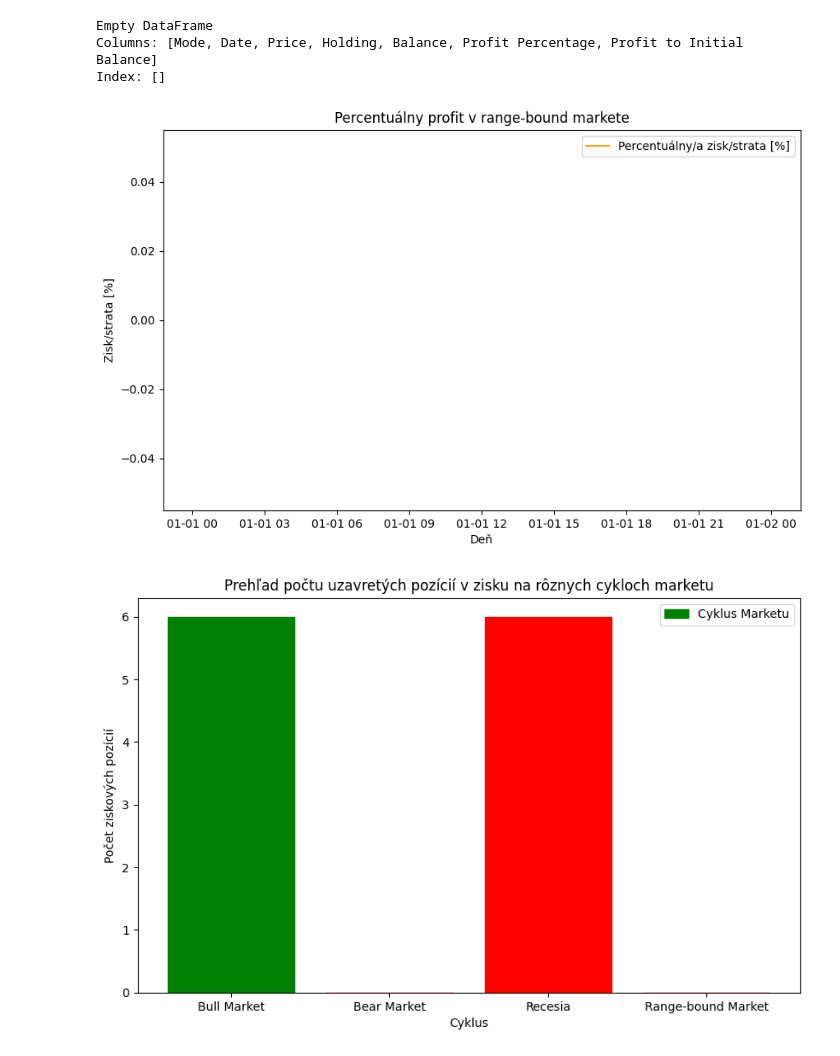
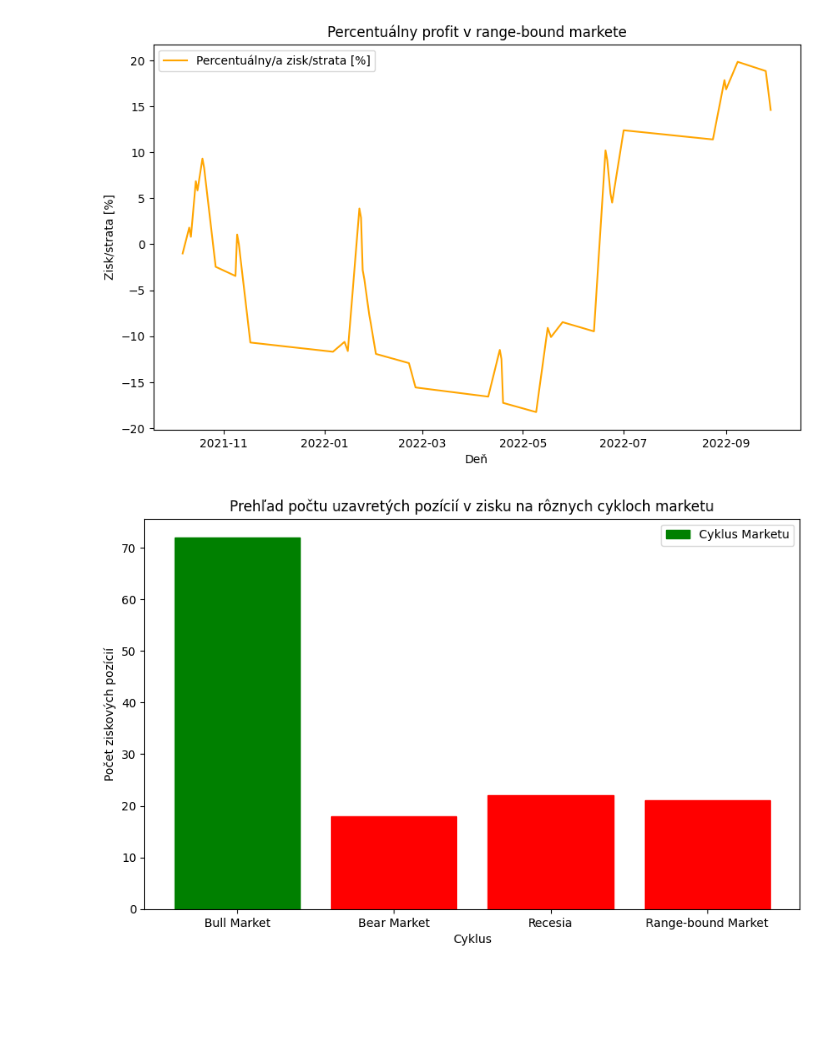
Before and after one commit to paki-valdi-9/dp_automated_trading, a Jupyter notebook: Trading bots/trading_bot_3.ipynb, the cells around one changed output. Cells and saved outputs as stored; diff of their text form; code cells hidden in the pictures; blank space fills up the shorter version.

```diff
--- a/Trading bots/trading_bot_3.ipynb
+++ b/Trading bots/trading_bot_3.ipynb
@@ -529,7 +635,7 @@ plt.show()
 # %%
-df_asc_filtered = df_asc[df_asc['Profit to Initial Balance'] != 0]
+df_asc['profit_percentage'] = ((df_asc['balance'] - initial_balance) / initial_balance) * 100
 plt.figure(figsize=(10, 6))
-plt.plot(pd.to_datetime(df_asc_filtered['Date']), df_asc_filtered['Profit to Initial Balance'], color='orange')
+plt.plot(pd.to_datetime(df_asc['date']), df_asc['profit_percentage'], color='orange')
 plt.legend(['Percentuálny/a zisk/strata [%]'])
 plt.xlabel('Deň')
 plt.ylabel('Zisk/strata [%]')
@@ -540,7 +646,7 @@ plt.show()
 # %%
-df_dsc_filtered = df_dsc[df_dsc['Profit to Initial Balance'] != 0]
+df_dsc['profit_percentage'] = ((df_dsc['balance'] - initial_balance) / initial_balance) * 100
 plt.figure(figsize=(10, 6))
-plt.plot(pd.to_datetime(df_dsc_filtered['Date']), df_dsc_filtered['Profit to Initial Balance'], color='orange')
+plt.plot(pd.to_datetime(df_dsc['date']), df_dsc['profit_percentage'], color='orange')
 plt.legend(['Percentuálny/a zisk/strata [%]'])
 plt.xlabel('Deň')
 plt.ylabel('Zisk/strata [%]')
@@ -551,7 +657,7 @@ plt.show()
 # %%
-df_stg_filtered = df_stg[df_stg['Profit to Initial Balance'] != 0]
+df_stg['profit_percentage'] = ((df_stg['balance'] - initial_balance) / initial_balance) * 100
 plt.figure(figsize=(10, 6))
-plt.plot(pd.to_datetime(df_stg_filtered['Date']), df_stg_filtered['Profit to Initial Balance'], color='orange')
+plt.plot(pd.to_datetime(df_stg['date']), df_stg['profit_percentage'], color='orange')
 plt.legend(['Percentuálny/a zisk/strata [%]'])
 plt.xlabel('Deň')
 plt.ylabel('Zisk/strata [%]')
@@ -562,35 +668,31 @@ plt.show()
 # %%
-df_com_filtered = df_com[df_com['Profit to Initial Balance'] != 0]
-print(df_com_filtered)
+df_com['profit_percentage'] = ((df_com['balance'] - initial_balance) / initial_balance) * 100
 plt.figure(figsize=(10, 6))
-plt.plot(pd.to_datetime(df_com_filtered['Date']), df_com_filtered['Profit to Initial Balance'], color='orange')
+plt.plot(pd.to_datetime(df_com['date']), df_com['profit_percentage'], color='orange')
 plt.legend(['Percentuálny/a zisk/strata [%]'])
 plt.xlabel('Deň')
 plt.ylabel('Zisk/strata [%]')
 plt.title('Percentuálny profit v range-bound markete')
 plt.show()
 # %% [output]
-Empty DataFrame
-Columns: [Mode, Date, Price, Holding, Balance, Profit Percentage, Profit to Initial Balance]
-Index: []
-[figure, old version]
+[figure, new version]
 # %%
 x_pos = ['Bull Market', 'Bear Market', 'Recesia', 'Range-bound Market']
-y_pos = [len(df_asc_filtered), len(df_dsc_filtered), len(df_stg_filtered), len(df_com_filtered)]
+y_pos = [len(df_asc[df_asc['profit_percentage'] > 0]), len(df_dsc[df_dsc['profit_percentage'] > 0]), len(df_stg[df_stg['profit_percentage'] > 0]), len(df_com[df_com['profit_percentage'] > 0])]
 plt.figure(figsize=(10, 6))
 max_count_index = y_pos.index(max(y_pos))
 colors = ['red' if i != max_count_index else 'green' for i in range(len(x_pos))]
 
 bars = plt.bar(x_pos,y_pos)
 
 for i, bar in enumerate(bars):
     bar.set_color(colors[i])
 
 plt.legend(['Cyklus Marketu'])
 plt.title('Prehľad počtu uzavretých pozícií v zisku na rôznych cykloch marketu')
 plt.xlabel('Cyklus')
 plt.ylabel('Počet ziskových pozícií')
 
 plt.show()
 # %% [output]
-[figure, old version]
+[figure, new version]
```
Also changed, not shown: parts of 34 cells of this notebook.
